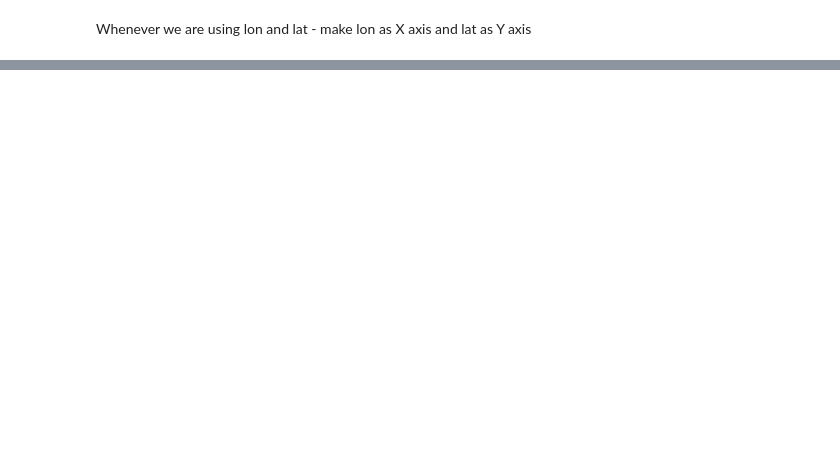
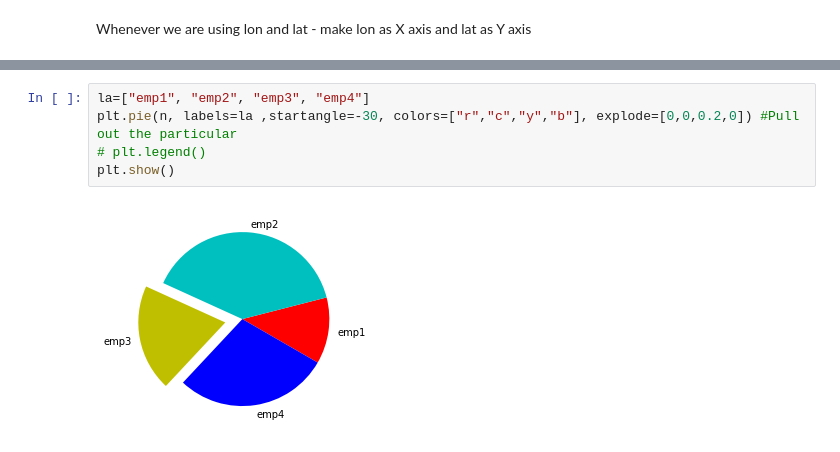
Before and after one commit to sithart/Datascience, a Jupyter notebook: Untitled6.ipynb, the cells around one changed output, grey strips where cells are left out. Saved outputs shown, nothing was run; the diff lists cells and outputs as text; blank space fills up the shorter version.

Commit message:
cumulatiuve and Explode

```diff
--- a/Untitled6.ipynb
+++ b/Untitled6.ipynb
@@ -121,0 +174,7 @@ Whenever we are using lon and lat - make lon as X axis and lat as Y axis
+# %%
+la=["emp1", "emp2", "emp3", "emp4"]
+plt.pie(n, labels=la ,startangle=-30, colors=["r","c","y","b"], explode=[0,0,0.2,0]) #Pull out the particular
+# plt.legend()
+plt.show()
+# %% [output]
+[figure, added]
```
Also changed, not shown: parts of 19 cells of this notebook, 1 other file.
